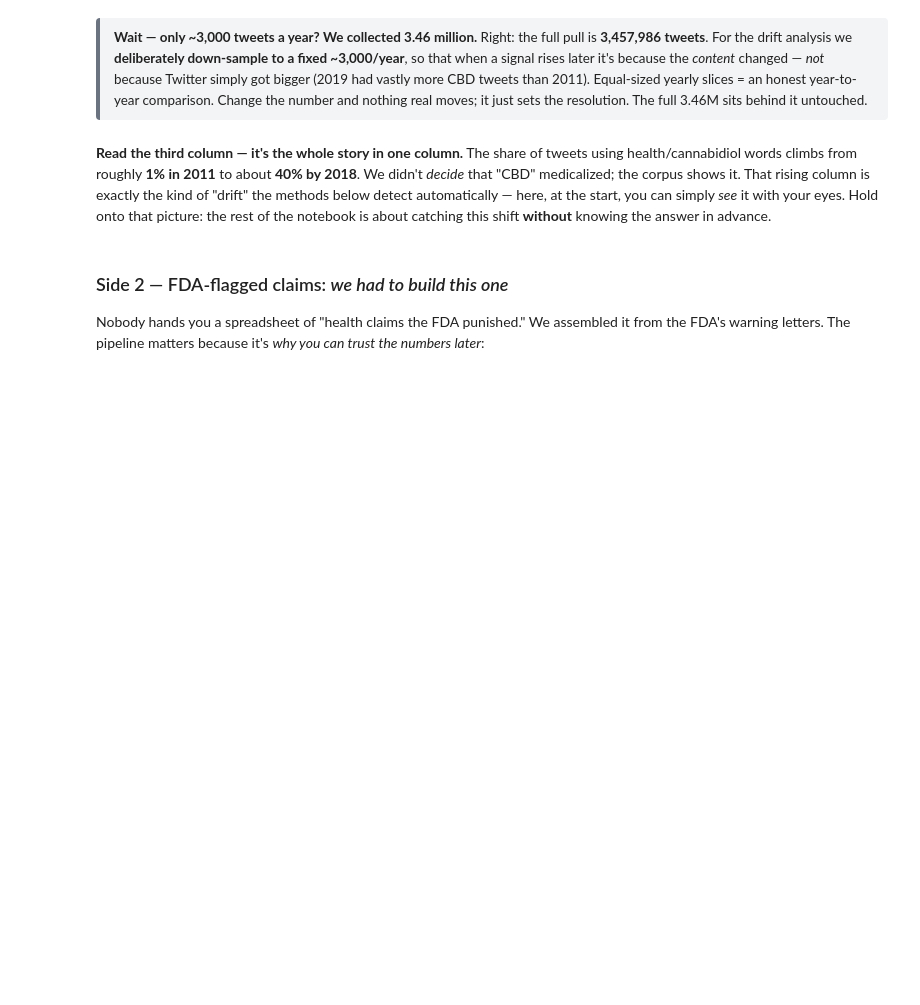
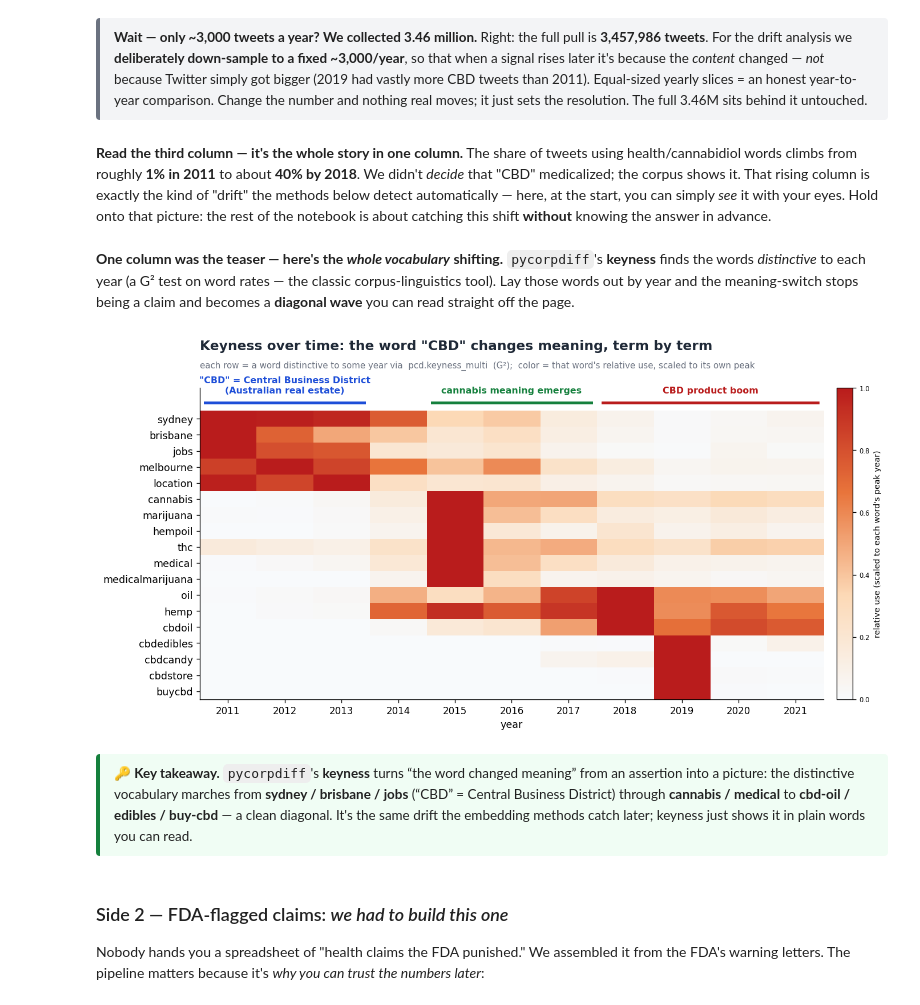
Before and after one commit to jturner-uofl/pycorpdiff, a Jupyter notebook: examples/cbd_fda_drift_showcase.ipynb, the cells around one changed output. Saved outputs shown, nothing was run; the diff lists cells and outputs as text; code cells hidden in the pictures; blank space fills up the shorter version.

```diff
--- a/examples/cbd_fda_drift_showcase.ipynb
+++ b/examples/cbd_fda_drift_showcase.ipynb
@@ -103,6 +129,40 @@ the switch, in the wild — random early vs late 'CBD' tweets:
 <div style="border-left:4px solid #6b7280;background:#f3f4f6;padding:9px 14px;margin:6px 0;border-radius:4px;font-size:0.96em"><b>Wait — only ~3,000 tweets a year? We collected 3.46&nbsp;million.</b>  Right: the full pull is <b>3,457,986 tweets</b>. For the drift analysis we <b>deliberately down-sample to a fixed ~3,000/year</b>, so that when a signal rises later it's because the <i>content</i> changed — <i>not</i> because Twitter simply got bigger (2019 had vastly more CBD tweets than 2011). Equal-sized yearly slices = an honest year-to-year comparison. Change the number and nothing real moves; it just sets the resolution. The full 3.46M sits behind it untouched.</div>
 # %% [markdown]
 **Read the third column — it's the whole story in one column.** The share of tweets using health/cannabidiol words climbs from roughly **1% in 2011** to about **40% by 2018**. We didn't *decide* that "CBD" medicalized; the corpus shows it. That rising column is exactly the kind of "drift" the methods below detect automatically — here, at the start, you can simply *see* it with your eyes. Hold onto that picture: the rest of the notebook is about catching this shift **without** knowing the answer in advance.
+# %% [markdown]
+**One column was the teaser — here's the *whole vocabulary* shifting.** `pycorpdiff`'s **keyness** finds the words *distinctive* to each year (a G² test on word rates — the classic corpus-linguistics tool). Lay those words out by year and the meaning-switch stops being a claim and becomes a **diagonal wave** you can read straight off the page.
+# %%
+# pcd.keyness_multi: which words are distinctive to each year -> the meaning shift, term by term
+from sklearn.feature_extraction.text import ENGLISH_STOP_WORDS
+from matplotlib.colors import LinearSegmentedColormap
+kyr = list(range(2011, 2022))
+KSTOP = set(ENGLISH_STOP_WORDS) | set("cbd rt http https amp co com www im dont didnt ur like just get got new one day today time good great will can also via".split())
+kcorp = [pcd.from_dataframe(tw[tw.year == y][["text"]], text_col="text") for y in kyr]
+kmm = pcd.keyness_multi(kcorp, labels=[str(y) for y in kyr], stop_words=KSTOP, min_count=30)
+kcc = [c for c in kmm.columns if c.startswith("count_")]; krel = kmm[kcc].div(kmm[kcc].sum(0), axis=1)
+KJUNK = set("nairobisc mme sc total customer viewed hits".split())
+kok = [t for t in kmm.sort_values("g2", ascending=False).index if str(t).isalpha() and len(str(t)) >= 3 and t not in KJUNK][:18]
+KR = krel.loc[kok]; KR.columns = [int(c.replace("count_", "")) for c in KR.columns]
+KRn = KR.div(KR.max(1), axis=0); KRn = KRn.iloc[np.argsort(KRn.values.argmax(1))]            # order rows by peak year -> diagonal
+kcmap = LinearSegmentedColormap.from_list("kw", ["#f8fafc", "#fcd9b6", "#e8743b", "#b91c1c"])
+fig, ax = plt.subplots(figsize=(11.5, 6.4)); fig.subplots_adjust(left=0.16, right=0.99, top=0.80, bottom=0.09)
+im = ax.imshow(KRn.values, aspect="auto", cmap=kcmap, vmin=0, vmax=1)
+ax.set_xticks(range(len(kyr))); ax.set_xticklabels(kyr); ax.set_yticks(range(len(KRn))); ax.set_yticklabels(KRn.index, fontsize=10.5)
+ax.set_xlabel("year", fontsize=10.5)
+def _era(x0, x1, lab, c):
+    ax.plot([x0-0.4, x1+0.4], [-1.0, -1.0], color=c, lw=3, clip_on=False)
+    ax.text((x0+x1)/2, -1.5, lab, ha="center", va="bottom", fontsize=9.5, fontweight="bold", color=c, clip_on=False)
+_era(0, 2, '"CBD" = Central Business District\n(Australian real estate)', "#1d4ed8")
+_era(4, 6, 'cannabis meaning emerges', "#15803d")
+_era(7, 10, 'CBD product boom', "#b91c1c")
+ax.set_title('Keyness over time: the word "CBD" changes meaning, term by term', fontsize=14, fontweight="bold", color=INK, loc="left", pad=40)
+fig.text(0.16, 0.845, "each row = a word distinctive to some year via  pcd.keyness_multi  (G²);  color = that word's relative use, scaled to its own peak", fontsize=9, color=MUTE)
+cb = fig.colorbar(im, ax=ax, fraction=0.025, pad=0.02); cb.set_label("relative use (scaled to each word's peak year)", fontsize=8.5); cb.ax.tick_params(labelsize=7)
+plt.show()
+# %% [output]
+[figure, added]
+# %% [markdown]
+<div style="border-left:4px solid #15803d;background:#f0fdf4;padding:9px 14px;margin:6px 0;border-radius:4px;font-size:0.96em"><b>🔑 Key takeaway.</b> <code>pycorpdiff</code>'s <b>keyness</b> turns “the word changed meaning” from an assertion into a picture: the distinctive vocabulary marches from <b>sydney / brisbane / jobs</b> (“CBD” = Central Business District) through <b>cannabis / medical</b> to <b>cbd-oil / edibles / buy-cbd</b> — a clean diagonal. It's the same drift the embedding methods catch later; keyness just shows it in plain words you can read.</div>
 # %% [markdown]
 ### Side 2 — FDA-flagged claims: *we had to build this one*
 
```
Also changed, not shown: parts of 43 cells of this notebook.
